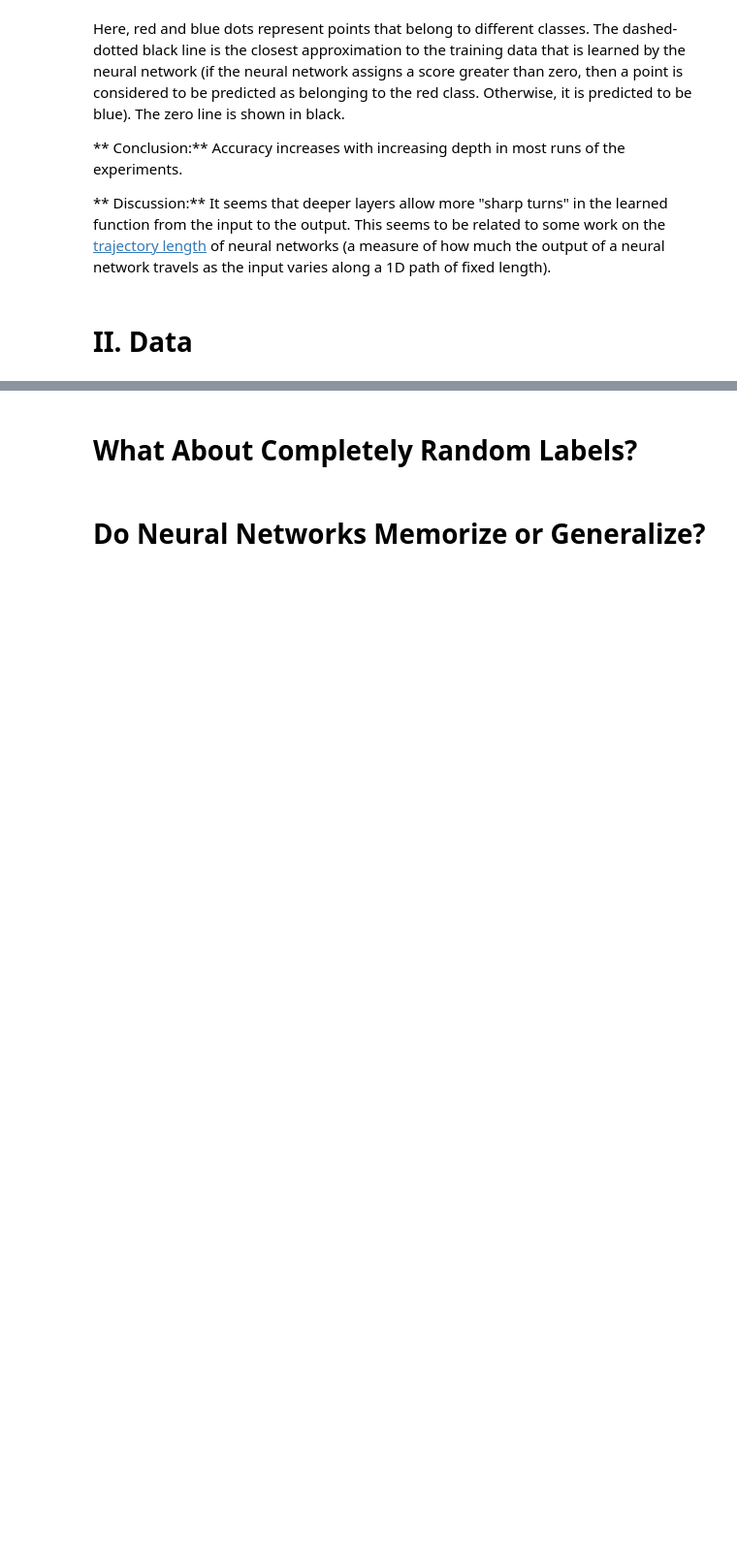
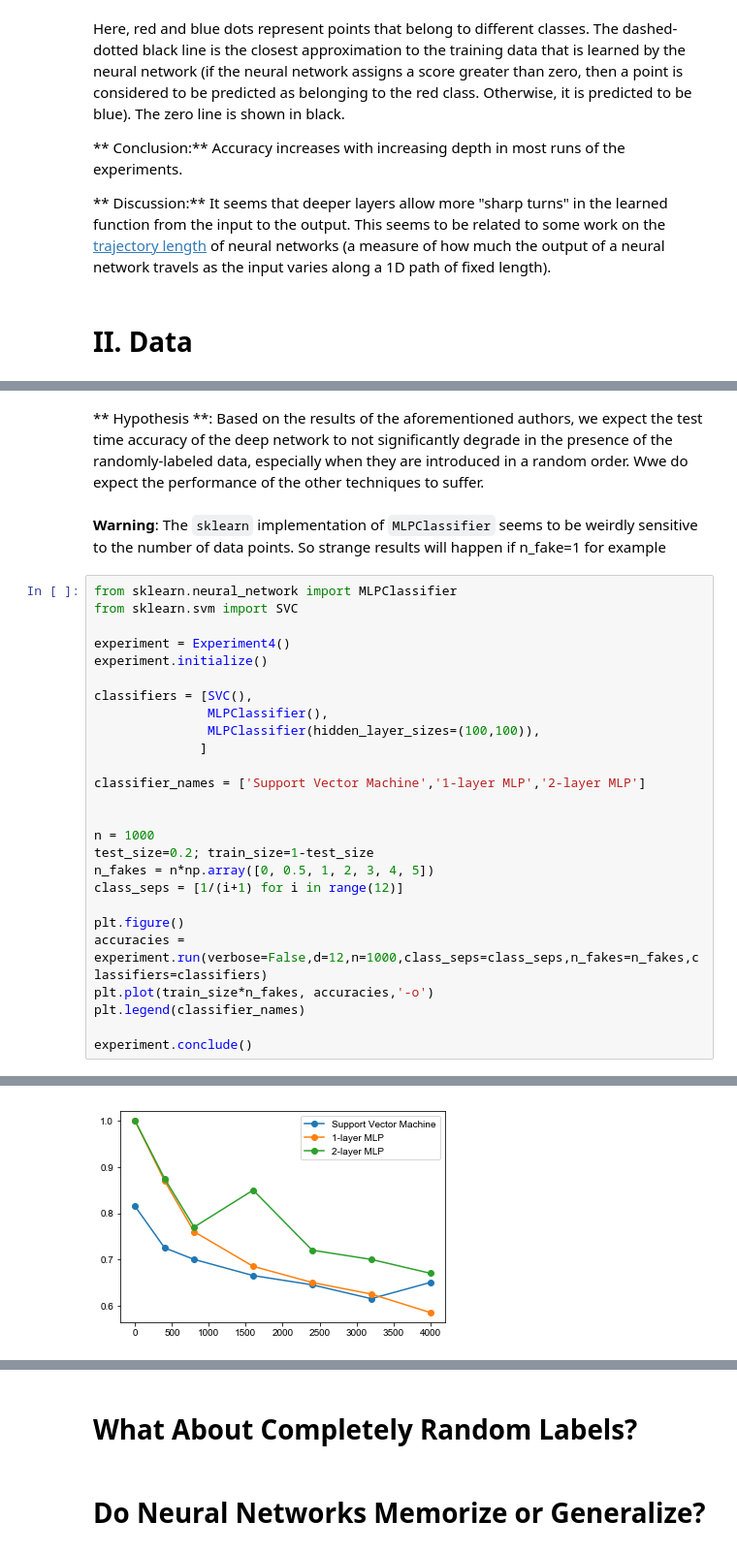
Before and after one commit to abidlabs/AtomsOfDeepLearning, a Jupyter notebook: 20 Atomic Experiments in Deep Learning.ipynb, the cells around one changed output, grey strips where cells are left out. Shown: that part at 97% size. Cells and saved outputs as stored; diff of their text form; blank space fills up the shorter version.

Commit message:
Experiment 4

````diff
--- a/20 Atomic Experiments in Deep Learning.ipynb
+++ b/20 Atomic Experiments in Deep Learning.ipynb
@@ -175,0 +172,31 @@ Elapsed time: 188.324 s
+# %% [markdown]
+** Hypothesis **: Based on the results of the aforementioned authors, we expect the test time accuracy of the deep network to not significantly degrade in the presence of the randomly-labeled data, especially when they are introduced in a random order. Wwe do expect the performance of the other techniques to suffer.
+# %% [markdown]
+**Warning**: The ```sklearn``` implementation of ```MLPClassifier``` seems to be weirdly sensitive to the number of data points. So strange results will happen if n_fake=1 for example
+# %%
+from sklearn.neural_network import MLPClassifier
+from sklearn.svm import SVC
+
+experiment = Experiment4()
+experiment.initialize()
+
+classifiers = [SVC(),
+               MLPClassifier(),
+               MLPClassifier(hidden_layer_sizes=(100,100)),
+              ]
+
+classifier_names = ['Support Vector Machine','1-layer MLP','2-layer MLP']
+
+
+n = 1000
+test_size=0.2; train_size=1-test_size
+n_fakes = n*np.array([0, 0.5, 1, 2, 3, 4, 5])
+class_seps = [1/(i+1) for i in range(12)]
+
+plt.figure()
+accuracies = experiment.run(verbose=False,d=12,n=1000,class_seps=class_seps,n_fakes=n_fakes,classifiers=classifiers)
+plt.plot(train_size*n_fakes, accuracies,'-o')
+plt.legend(classifier_names)
+
+experiment.conclude()
+# %% [output]
@@ -175,0 +204 @@ Elapsed time: 188.324 s
+[figure, added]
````
Also changed, not shown: parts of 19 cells of this notebook, 5 other files.
